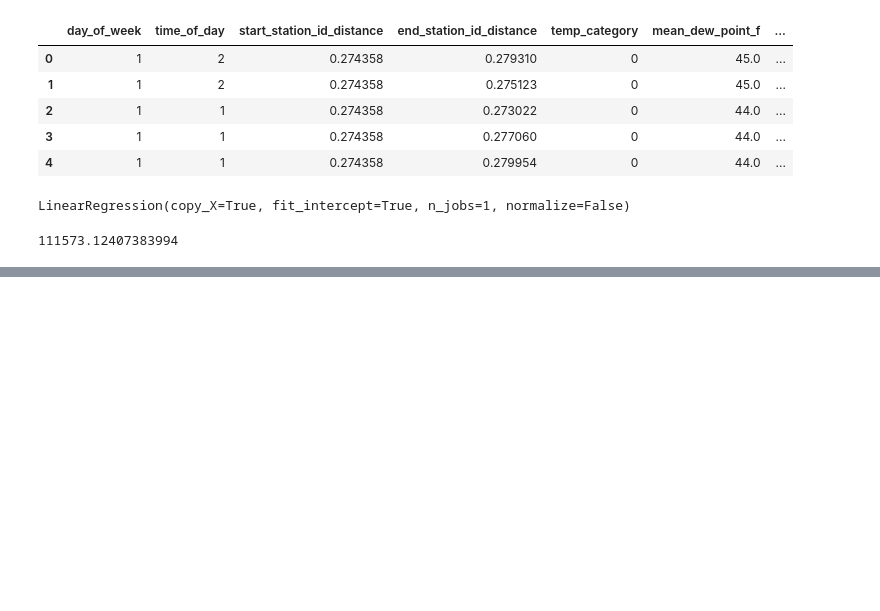
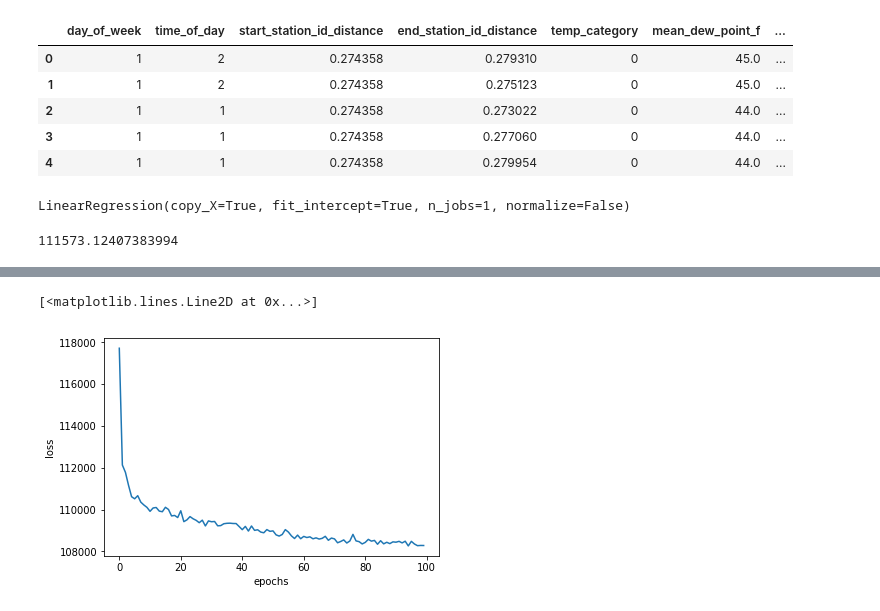
Before and after one commit to Pljosan/MLseminarski, a Jupyter notebook: Prediction.ipynb, the cells around one changed output, grey strips where cells are left out. Saved outputs shown, nothing was run; the diff lists cells and outputs as text; code cells hidden in the pictures; blank space fills up the shorter version.

```diff
--- a/Prediction.ipynb
+++ b/Prediction.ipynb
@@ -84,0 +116,2 @@ metrics.mean_squared_error(y_test, y_predicted)
+# %%
+model.compile(optimizer='adam', loss='mse')
@@ -84,0 +138,13 @@ metrics.mean_squared_error(y_test, y_predicted)
+# %%
+history = model.fit(x_train, y_train, epochs= 100, batch_size=32, verbose=0)
+# %%
+epochs = history.epoch
+# %%
+loss = history.history['loss']
+# %%
+plt.xlabel('epochs')
+plt.ylabel('loss')
+plt.plot(epochs, loss)
+# %% [output]
+[<matplotlib.lines.Line2D at 0x...>]
+[figure, added]
```
Also changed, not shown: parts of 17 cells of this notebook.
